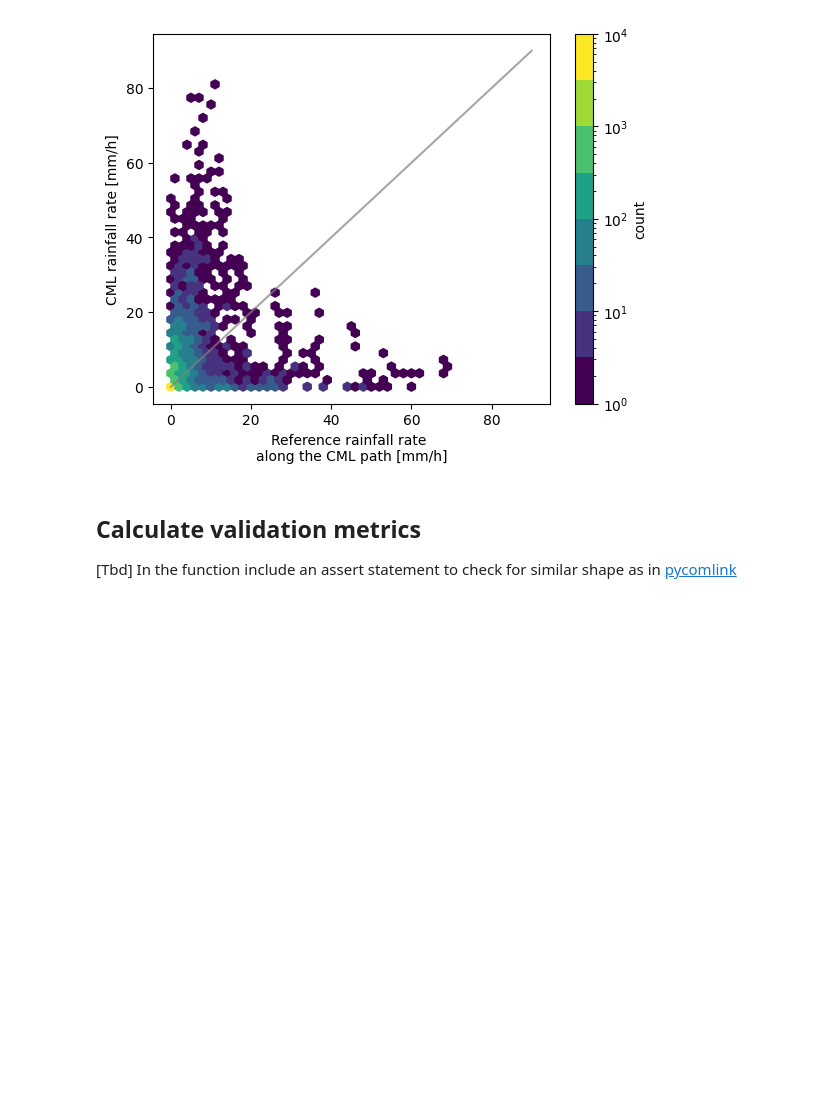
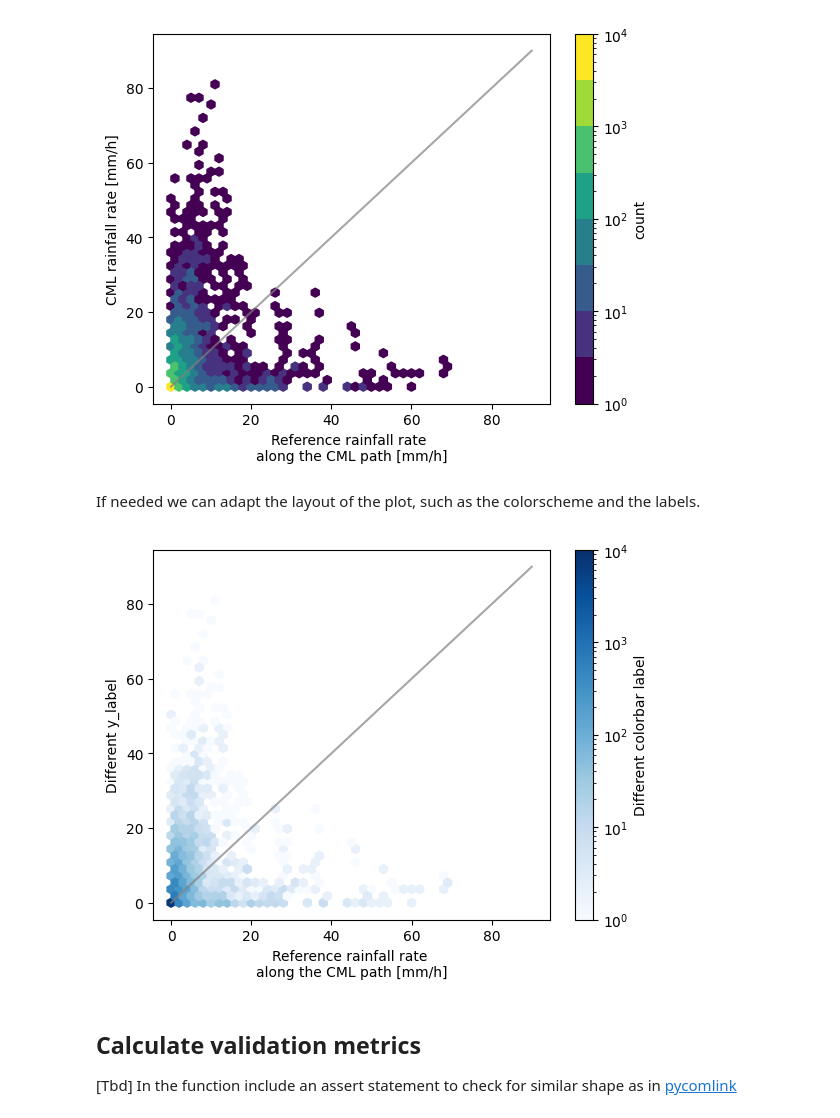
Before and after one commit to OpenSenseAction/poligrain, a Jupyter notebook: docs/notebooks/Example_validation.ipynb, the cells around one changed output. Drawn from its saved outputs; the diff is of its cells as text; code cells hidden in the pictures; blank space fills up the shorter version.

```diff
--- a/docs/notebooks/Example_validation.ipynb
+++ b/docs/notebooks/Example_validation.ipynb
@@ -73,17 +73,21 @@ hx = plg.validation.plot_hexbin(
     ax=ax,)
 # %% [output]
 [figure]
+# %% [markdown]
+If needed we can adapt the layout of the plot, such as the colorscheme and the labels.
 # %%
 fig, ax = plt.subplots()
 hx = plg.validation.plot_hexbin(
     radar_flattened,
     cmls_flattened,
     ref_thr=threshold,
-    pred_thr=threshold,
+    est_thr=threshold,
     ax=ax,)
 
 ax.set_ylabel("Different y_label")
 
 # change colormap and label
 hx.set_cmap('Blues')
 hx.colorbar.set_label("Different colorbar label")
+# %% [output]
+[figure, added]
```
Also changed, not shown: parts of 30 cells of this notebook, 2 other files.
